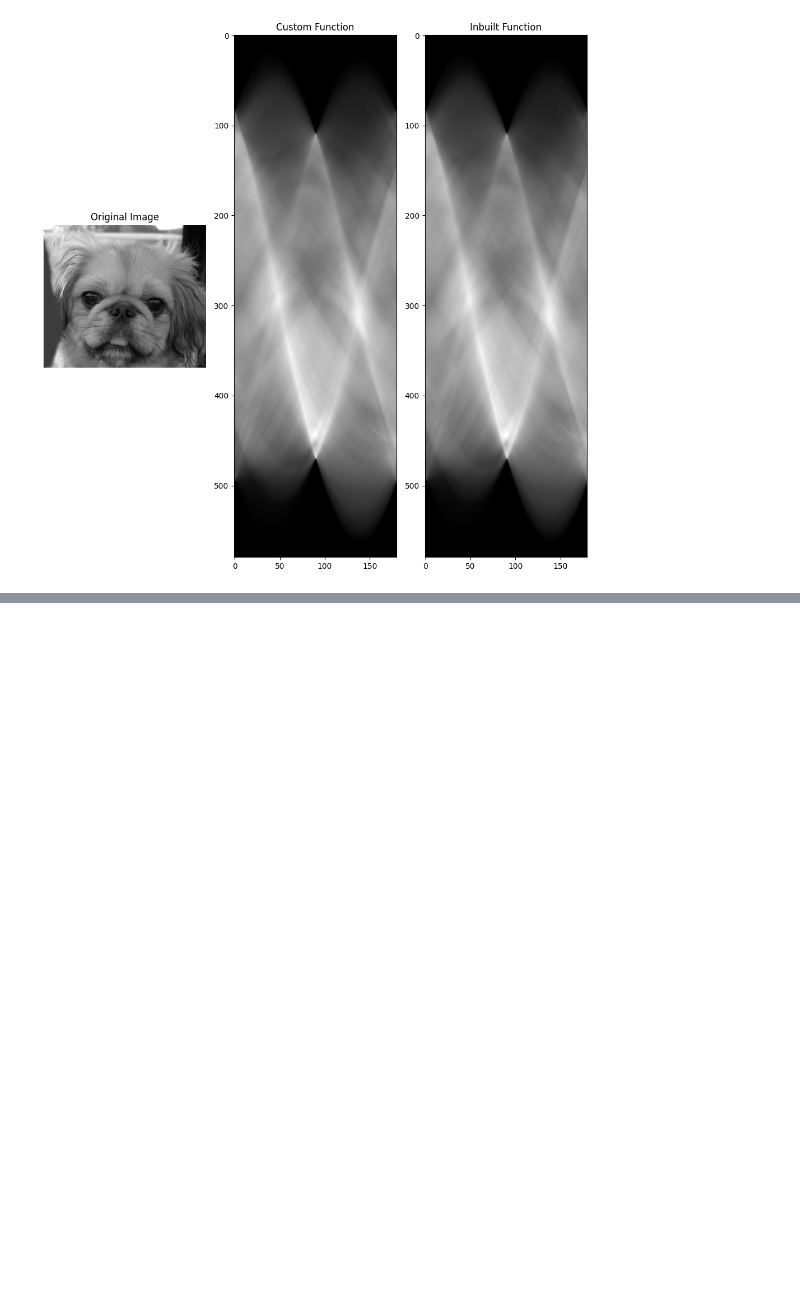
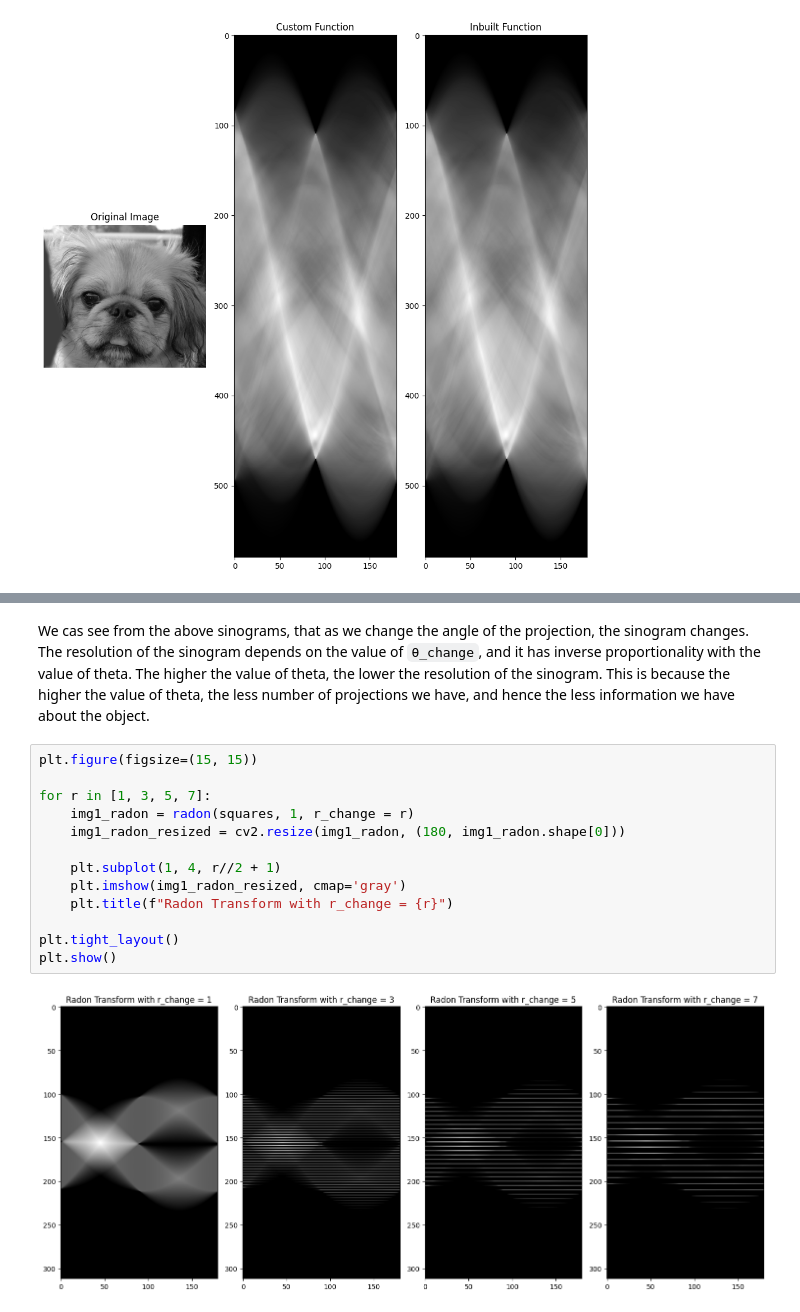
Before and after one commit to bhavberi/DIP-Assignments, a Jupyter notebook: part2/part2.ipynb, the cells around one changed output, grey strips where cells are left out. Drawn from its saved outputs; the diff is of its cells as text; blank space fills up the shorter version.

```diff
--- a/part2/part2.ipynb
+++ b/part2/part2.ipynb
@@ -95,0 +96,17 @@ plt.show()
+# %% [markdown]
+We cas see from the above sinograms, that as we change the angle of the projection, the sinogram changes. The resolution of the sinogram depends on the value of `θ_change`, and it has inverse proportionality with the value of theta. The higher the value of theta, the lower the resolution of the sinogram. This is because the higher the value of theta, the less number of projections we have, and hence the less information we have about the object.
+# %%
+plt.figure(figsize=(15, 15))
+
+for r in [1, 3, 5, 7]:
+    img1_radon = radon(squares, 1, r_change = r)
+    img1_radon_resized = cv2.resize(img1_radon, (180, img1_radon.shape[0]))
+
+    plt.subplot(1, 4, r//2 + 1)
+    plt.imshow(img1_radon_resized, cmap='gray')
+    plt.title(f"Radon Transform with r_change = {r}")
+
+plt.tight_layout()
+plt.show()
+# %% [output]
+[figure, added]
```
Also changed, not shown: parts of 3 cells of this notebook.
